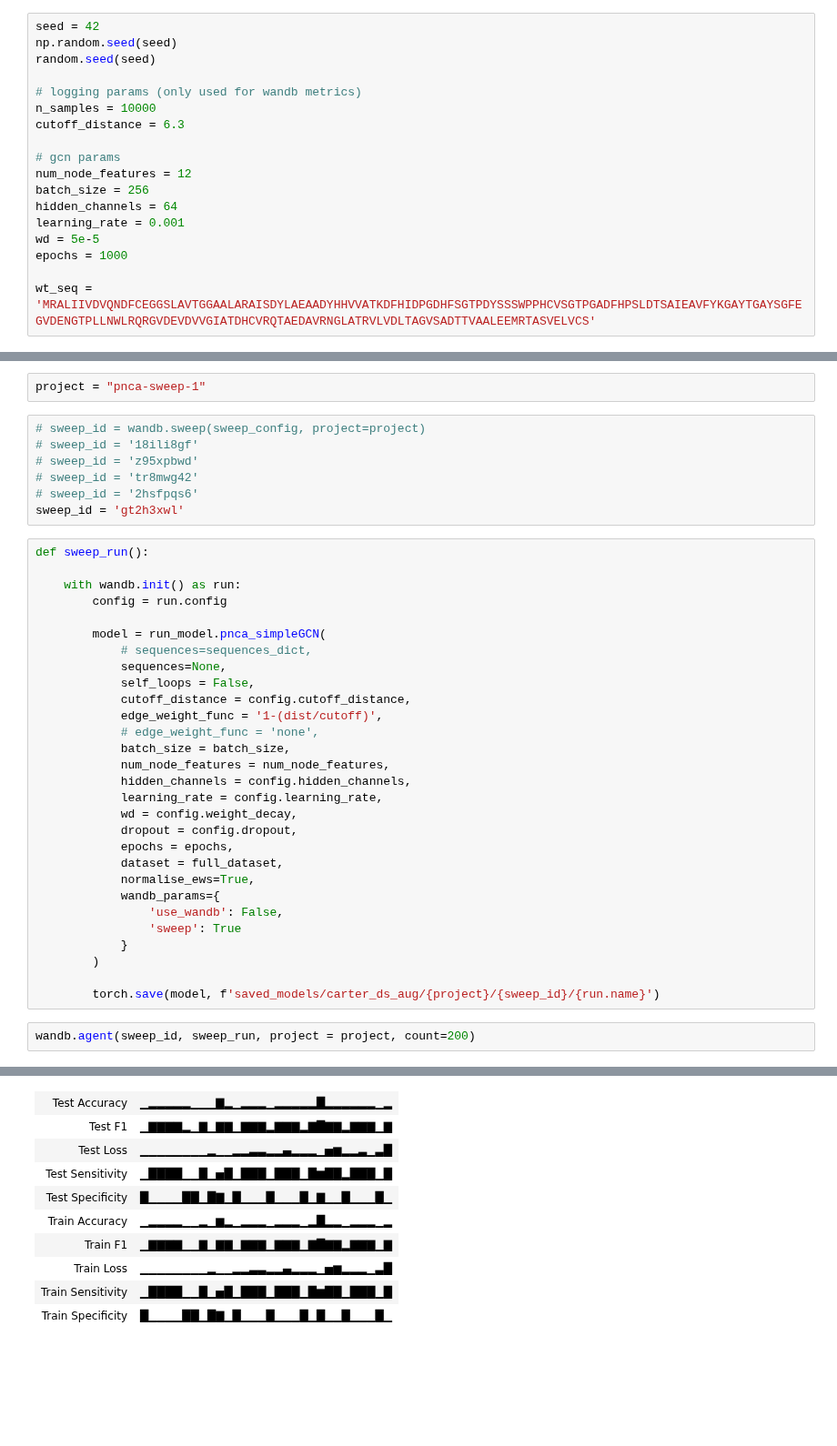
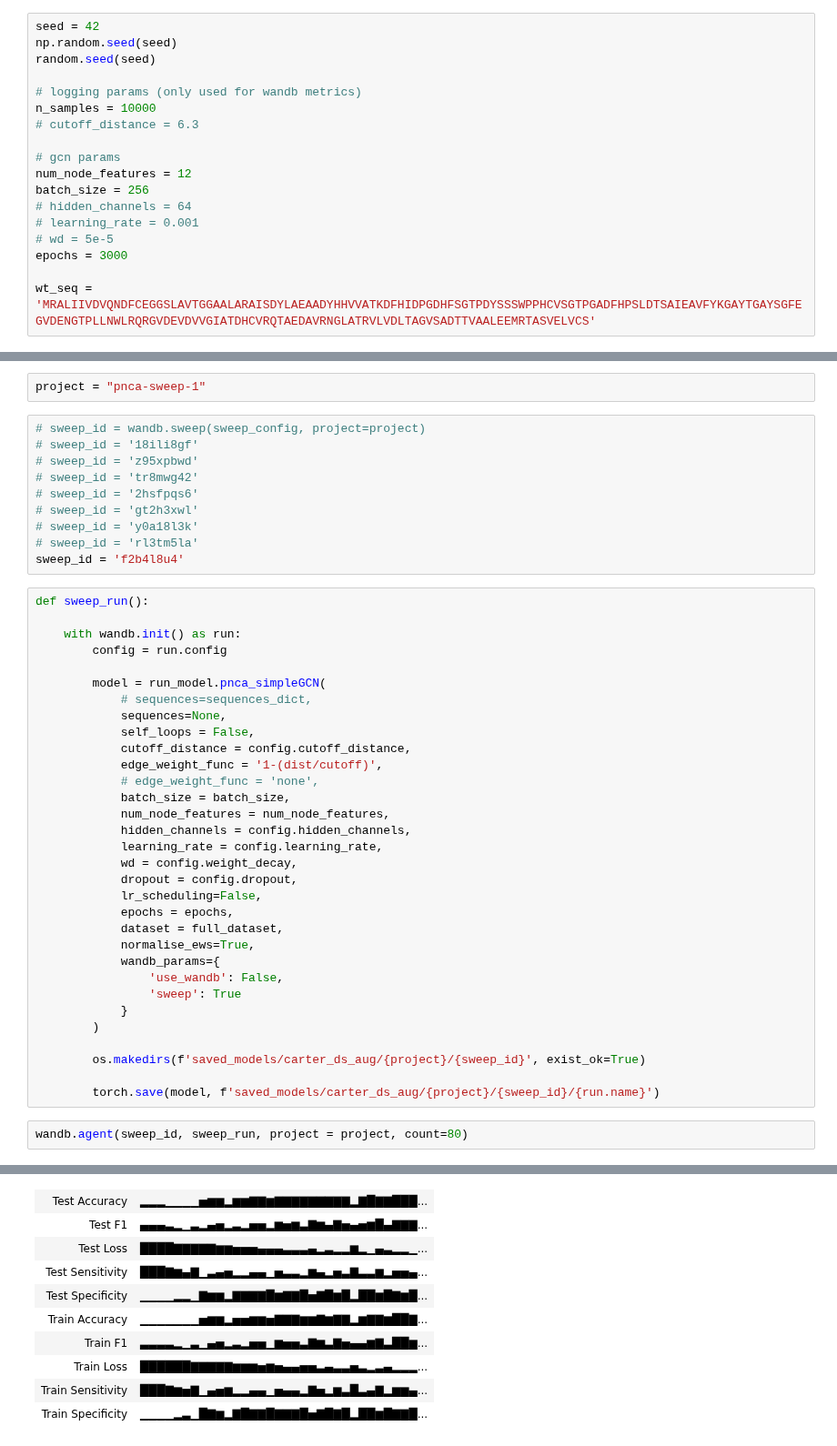
Before and after one commit to fowler-lab/tb-pnca-gnn, a Jupyter notebook: dd_pnca/pnca_sweep.ipynb, the cells around one changed output, grey strips where cells are left out. Shown at 91% size. Saved outputs shown, nothing was run; the diff lists cells and outputs as text; blank space fills up the shorter version.

Commit message:
lr scheduler + fixed cutoff distance bug in sweep

```diff
--- a/dd_pnca/pnca_sweep.ipynb
+++ b/dd_pnca/pnca_sweep.ipynb
@@ -58,15 +52,15 @@ random.seed(seed)
 
 # logging params (only used for wandb metrics)
 n_samples = 10000
-cutoff_distance = 6.3
+# cutoff_distance = 6.3
 
 # gcn params
 num_node_features = 12
 batch_size = 256
-hidden_channels = 64
-learning_rate = 0.001
-wd = 5e-5
-epochs = 1000
+# hidden_channels = 64
+# learning_rate = 0.001
+# wd = 5e-5
+epochs = 3000
 
 wt_seq = 'MRALIIVDVQNDFCEGGSLAVTGGAALARAISDYLAEAADYHHVVATKDFHIDPGDHFSGTPDYSSSWPPHCVSGTPGADFHPSLDTSAIEAVFYKGAYTGAYSGFEGVDENGTPLLNWLRQRGVDEVDVVGIATDHCVRQTAEDAVRNGLATRVLVDLTAGVSADTTVAALEEMRTASVELVCS'
 # %%
@@ -192,7 +201,10 @@ project = "pnca-sweep-1"
 # sweep_id = 'z95xpbwd'
 # sweep_id = 'tr8mwg42'
 # sweep_id = '2hsfpqs6'
-sweep_id = 'gt2h3xwl'
+# sweep_id = 'gt2h3xwl'
+# sweep_id = 'y0a18l3k'
+# sweep_id = 'rl3tm5la'
+sweep_id = 'f2b4l8u4'
 # %%
 def sweep_run():
 
@@ -212,6 +224,7 @@ def sweep_run():
             learning_rate = config.learning_rate,
             wd = config.weight_decay,
             dropout = config.dropout,
+            lr_scheduling=False,
             epochs = epochs,
             dataset = full_dataset,
             normalise_ews=True,
@@ -221,8 +234,10 @@ def sweep_run():
             }
         )
 
+        os.makedirs(f'saved_models/carter_ds_aug/{project}/{sweep_id}', exist_ok=True)
+
         torch.save(model, f'saved_models/carter_ds_aug/{project}/{sweep_id}/{run.name}')
 # %%
-wandb.agent(sweep_id, sweep_run, project = project, count=200)
+wandb.agent(sweep_id, sweep_run, project = project, count=80)
 # %% [output]
 Failed to detect the name of this notebook, you can set it manually with the WANDB_NOTEBOOK_NAME environment variable to enable code saving.
@@ -250,14 +275,14 @@ Epoch: 030, Train Acc: 0.5264, Test Acc: 0.5110, Train Loss: 32.0698, Test Loss:
 20 epochs passed without 0 test loss improvement.
 Early stopping triggered.
 Run history:
-| Test Accuracy | ▁▂▂▂▂▂▁▁▁▇▂▁▂▂▂▁▂▂▂▂▂█▂▂▂▂▂▂▁▂ |
-| Test F1 | ▁▇▇▇▇▂▁▇▁▇▇▁▇▇▇▂▇▇▇▂▇█▇▇▂▇▇▇▁▇ |
-| Test Loss | ▁▁▁▁▁▁▁▁▂▁▁▂▂▃▃▂▂▄▂▂▂▁▅▆▂▂▃▁▃█ |
-| Test Sensitivity | ▁████▁▁█▁▅█▁███▁███▁█▆██▂███▁█ |
-| Test Specificity | █▁▁▁▁██▁█▇▁█▁▁▁█▁▁▁█▁▇▁▁█▁▁▁█▁ |
-| Train Accuracy | ▁▂▂▂▂▁▁▂▁▆▂▁▂▂▂▁▂▂▂▁▂█▂▂▁▂▂▂▁▂ |
-| Train F1 | ▁▇▇▇▇▁▁▇▁▇▇▁▇▇▇▁▇▇▇▁▇█▇▇▂▇▇▇▁▇ |
-| Train Loss | ▁▁▁▁▁▁▁▁▂▁▁▂▂▃▃▂▂▄▂▂▂▁▅▆▂▂▂▁▃█ |
-| Train Sensitivity | ▁████▁▁█▁▅█▁███▁███▁█▆██▁███▁█ |
-| Train Specificity | █▁▁▁▁██▁█▇▁█▁▁▁█▁▁▁█▁█▁▁█▁▁▁█▁ |
+| Test Accuracy | ▂▂▂▁▁▁▁▅▆▆▂▆▆▇▇▆▇▇▇▇▇▇▇▇▇▂▇█▇▇███... |
+| Test F1 | ▄▄▄▃▂▁▃▂▄▅▂▃▂▅▅▂▆▅▆▃▇▆▄▇▅▄▅▆█▄▇▇▇... |
+| Test Loss | ████▇▇▇▇▇▆▆▅▅▅▄▄▄▃▃▃▄▂▃▂▂▆▂▁▄▃▂▂▁... |
+| Test Sensitivity | ███▇▆▄▇▁▃▄▅▂▂▄▄▁▅▃▃▂▆▄▂▅▃▇▃▃▆▂▅▅▄... |
+| Test Specificity | ▁▁▁▁▂▂▁▇▆▆▂▇▇▇▇█▆▇▇█▅▇█▆█▂██▆█▇▆█... |
+| Train Accuracy | ▁▁▁▁▁▁▁▅▆▆▂▅▅▆▆▅▇▇▇▆▆▇▆▇▇▂▆▇▇▆██▇... |
+| Train F1 | ▃▃▃▃▂▁▃▁▄▅▂▃▂▅▅▁▆▅▅▃▇▆▃▇▅▄▄▆▇▃██▆... |
+| Train Loss | ██████▇▇▇▇▇▆▆▆▅▆▅▄▄▅▅▃▄▃▃▅▃▂▃▄▂▂▂... |
+| Train Sensitivity | ███▇▆▅▇▁▄▅▆▂▂▄▄▁▅▄▄▂▇▅▂▆▃█▃▄▇▂▆▆▄... |
+| Train Specificity | ▁▁▁▁▂▃▁█▇▆▂▇█▇▇█▇▇▇█▅▇█▇█▂██▆█▇▇█... |
 Run summary:
```
Also changed, not shown: parts of 4 cells of this notebook, 4 other files.
